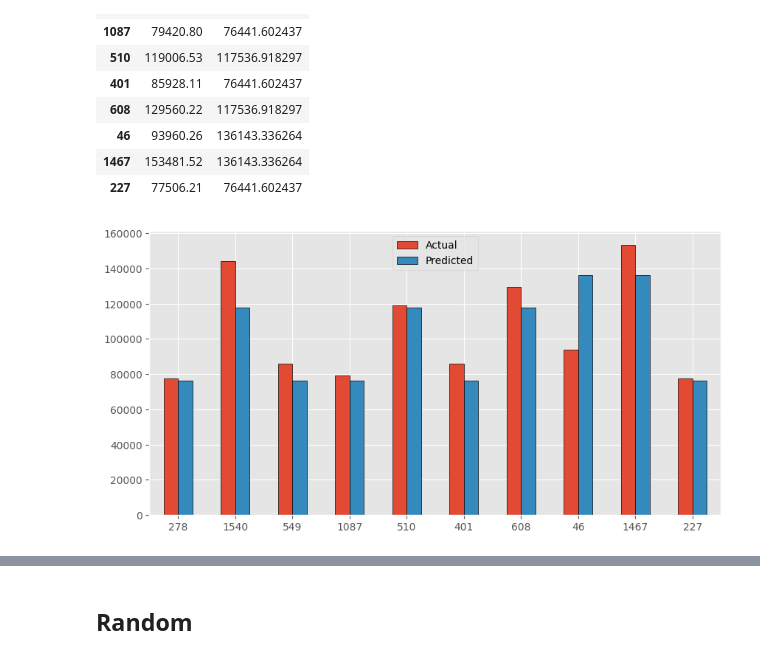
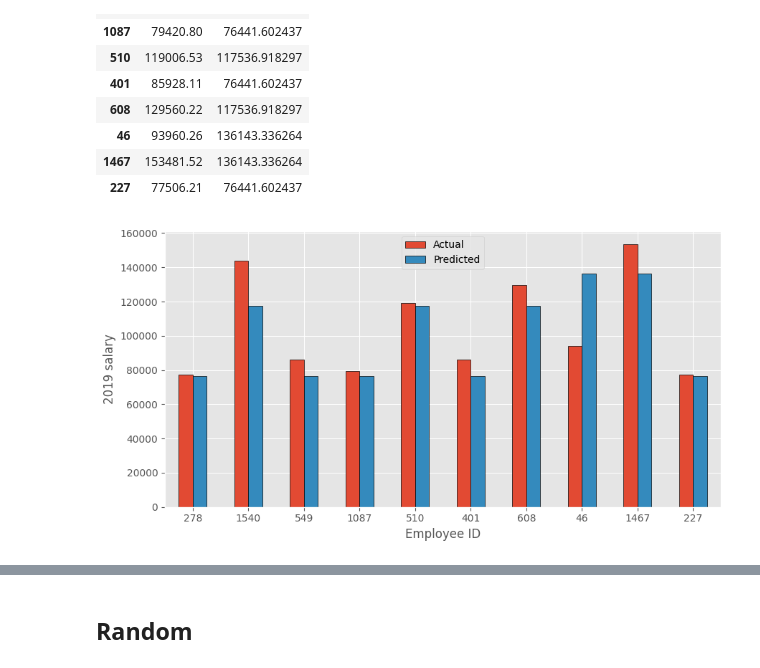
Before and after one commit to Pornpanthongdee/Capstone_project, a Jupyter notebook: salary_predict_update.ipynb, the cells around one changed output, grey strips where cells are left out. Drawn from its saved outputs; the diff is of its cells as text; code cells hidden in the pictures.

```diff
--- a/salary_predict_update.ipynb
+++ b/salary_predict_update.ipynb
@@ -640,10 +645,12 @@ dtr_performance.head(10)
 # %%
 dtr_performance.head(10).plot(kind='bar', figsize=(10,5),
                               edgecolor='#000000')
 plt.xticks(rotation=0)
+plt.ylabel('2019 salary')
+plt.xlabel('Employee ID')
 plt.show();
 # %% [output]
-[figure, old version]
+[figure, new version]
 # %%
 temp_df = pd.DataFrame({'pred':y_preds,'true':y_test,'Job Title':job_test})
 plt.figure(figsize=(10,10))
```
Also changed, not shown: parts of 143 cells of this notebook, 2 other files.
